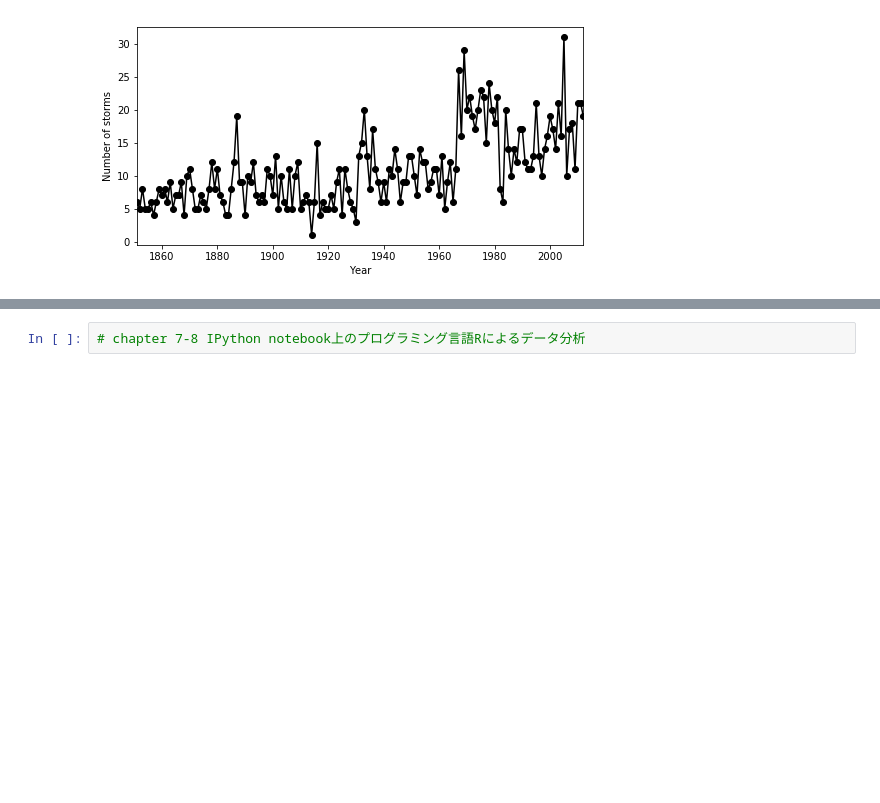
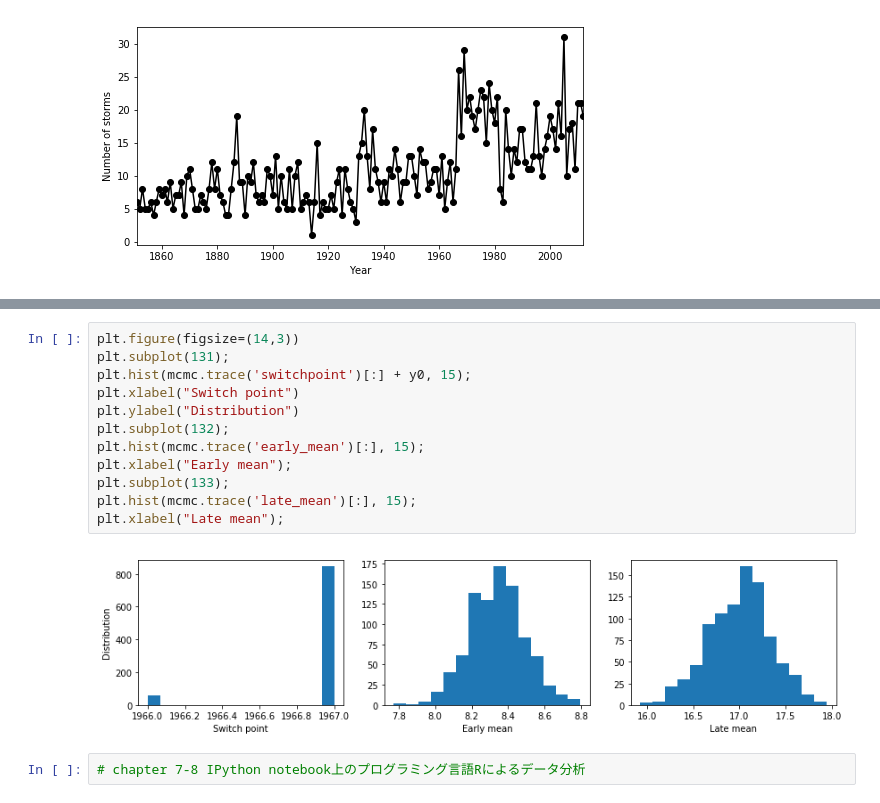
Before and after one commit to discocactus/IPython_DataScienceCookBook, a Jupyter notebook: IPythonDSCB_7.ipynb, the cells around one changed output, grey strips where cells are left out. Saved outputs shown, nothing was run; the diff lists cells and outputs as text; blank space fills up the shorter version.

```diff
--- a/IPythonDSCB_7.ipynb
+++ b/IPythonDSCB_7.ipynb
@@ -372,3 +406,17 @@ plt.ylabel("Number of storms")
+# %%
+plt.figure(figsize=(14,3))
+plt.subplot(131);
+plt.hist(mcmc.trace('switchpoint')[:] + y0, 15);
+plt.xlabel("Switch point")
+plt.ylabel("Distribution")
+plt.subplot(132);
+plt.hist(mcmc.trace('early_mean')[:], 15);
+plt.xlabel("Early mean");
+plt.subplot(133);
+plt.hist(mcmc.trace('late_mean')[:], 15);
+plt.xlabel("Late mean");
+# %% [output]
+[figure, added]
 # %%
 # chapter 7-8 IPython notebook上のプログラミング言語Rによるデータ分析
 # %%
```
Also changed, not shown: parts of 6 cells of this notebook.
